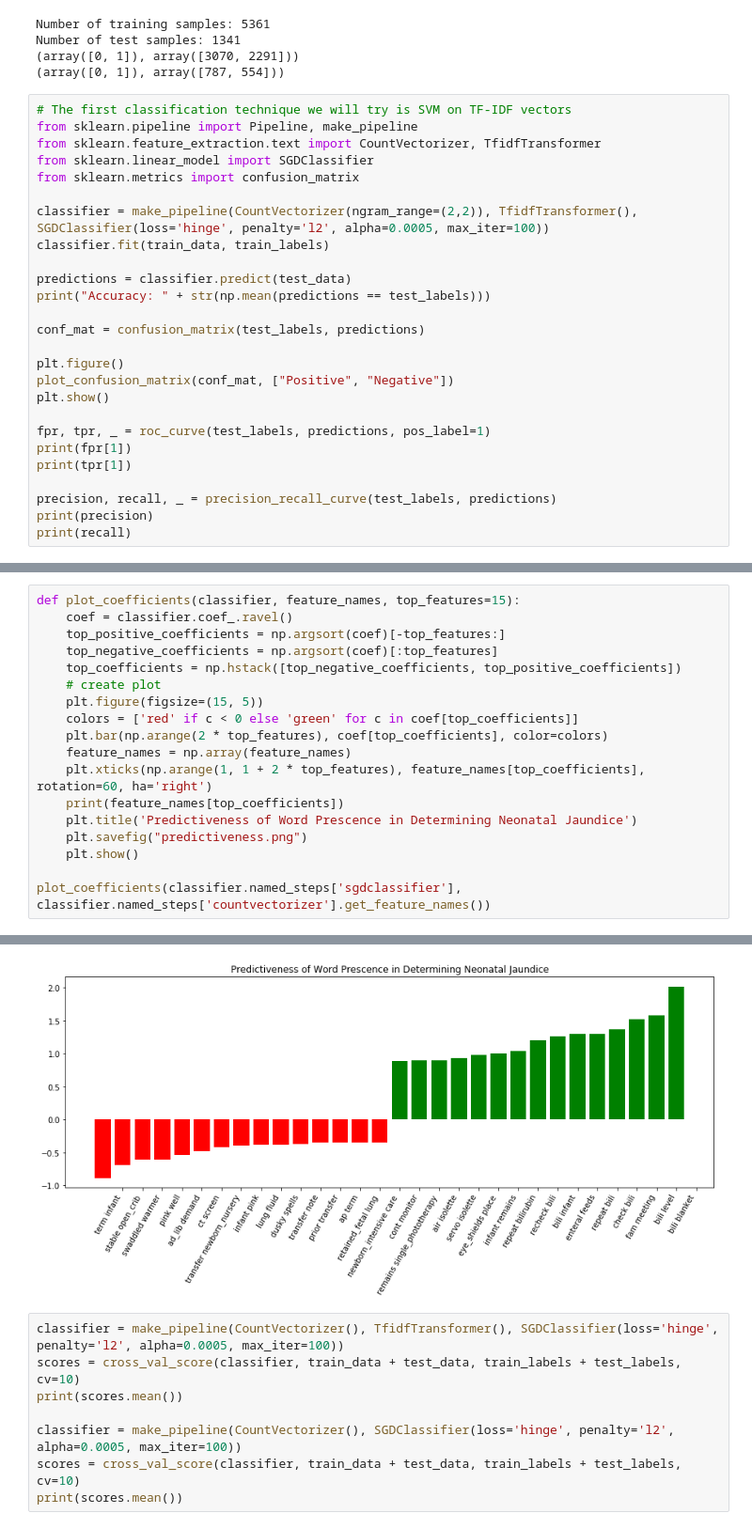
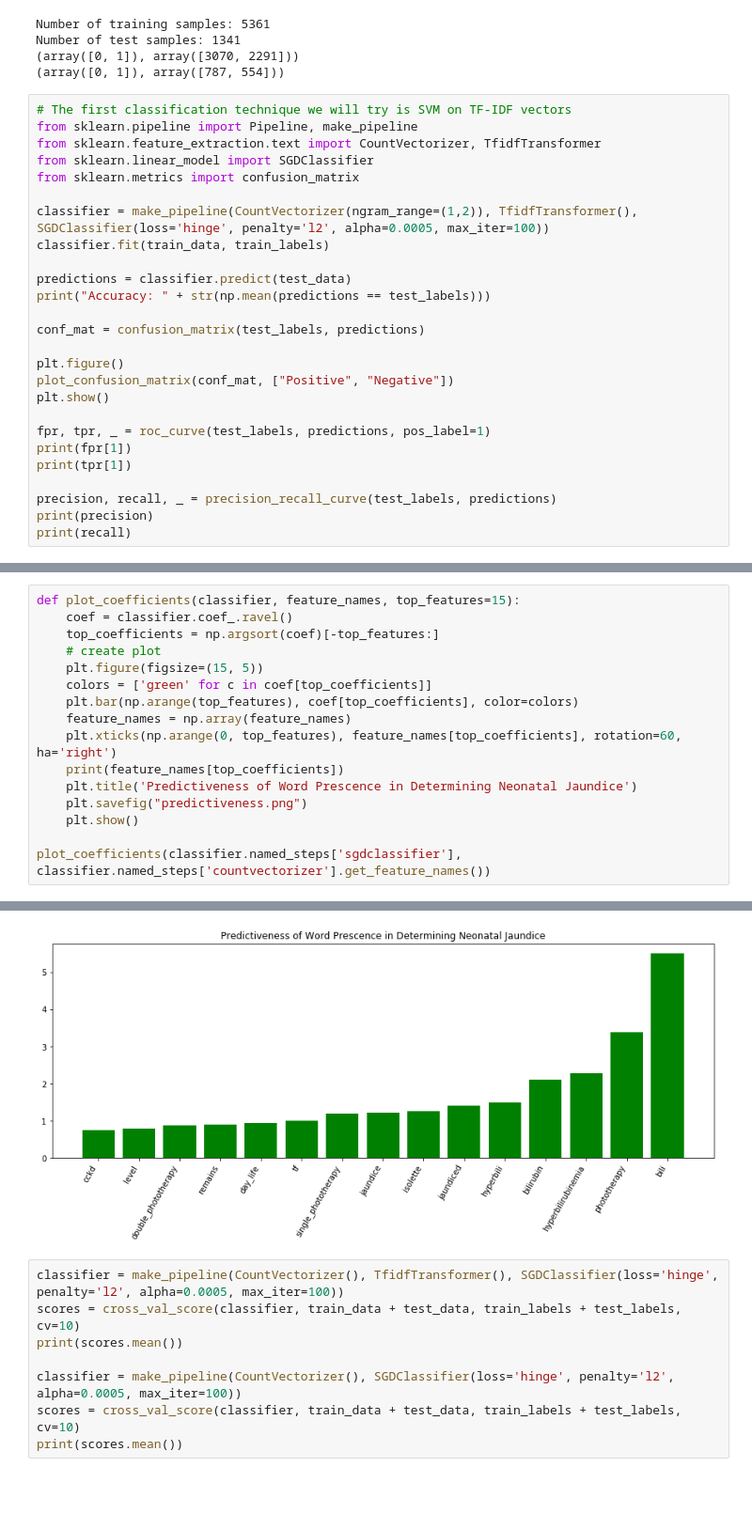
Before and after one commit to swerwath/neonatal_jaundice_coding, a Jupyter notebook: src/tfidf_train.ipynb, the cells around one changed output, grey strips where cells are left out. Shown at 94% size. Drawn from its saved outputs; the diff is of its cells as text; blank space fills up the shorter version.

Commit message:
Adding citations and figures to paper

```diff
--- a/src/tfidf_train.ipynb
+++ b/src/tfidf_train.ipynb
@@ -43,7 +43,7 @@ from sklearn.feature_extraction.text import CountVectorizer, TfidfTransformer
 from sklearn.linear_model import SGDClassifier
 from sklearn.metrics import confusion_matrix
 
-classifier = make_pipeline(CountVectorizer(ngram_range=(2,2)), TfidfTransformer(), SGDClassifier(loss='hinge', penalty='l2', alpha=0.0005, max_iter=100))
+classifier = make_pipeline(CountVectorizer(ngram_range=(1,2)), TfidfTransformer(), SGDClassifier(loss='hinge', penalty='l2', alpha=0.0005, max_iter=100))
 classifier.fit(train_data, train_labels)
 
 predictions = classifier.predict(test_data)
@@ -72,15 +72,13 @@ Accuracy: 0.8575689783743475
 # %%
 def plot_coefficients(classifier, feature_names, top_features=15):
     coef = classifier.coef_.ravel()
-    top_positive_coefficients = np.argsort(coef)[-top_features:]
-    top_negative_coefficients = np.argsort(coef)[:top_features]
-    top_coefficients = np.hstack([top_negative_coefficients, top_positive_coefficients])
+    top_coefficients = np.argsort(coef)[-top_features:]
     # create plot
     plt.figure(figsize=(15, 5))
-    colors = ['red' if c < 0 else 'green' for c in coef[top_coefficients]]
-    plt.bar(np.arange(2 * top_features), coef[top_coefficients], color=colors)
+    colors = ['green' for c in coef[top_coefficients]]
+    plt.bar(np.arange(top_features), coef[top_coefficients], color=colors)
     feature_names = np.array(feature_names)
-    plt.xticks(np.arange(1, 1 + 2 * top_features), feature_names[top_coefficients], rotation=60, ha='right')
+    plt.xticks(np.arange(0, top_features), feature_names[top_coefficients], rotation=60, ha='right')
     print(feature_names[top_coefficients])
     plt.title('Predictiveness of Word Prescence in Determining Neonatal Jaundice')
     plt.savefig("predictiveness.png")
@@ -99,4 +92,4 @@ plot_coefficients(classifier.named_steps['sgdclassifier'], classifier.named_step
-[figure, old version]
+[figure, new version]
 # %%
 classifier = make_pipeline(CountVectorizer(), TfidfTransformer(), SGDClassifier(loss='hinge', penalty='l2', alpha=0.0005, max_iter=100))
 scores = cross_val_score(classifier, train_data + test_data, train_labels + test_labels, cv=10)
```
Also changed, not shown: parts of 4 cells of this notebook, 9 other files.
